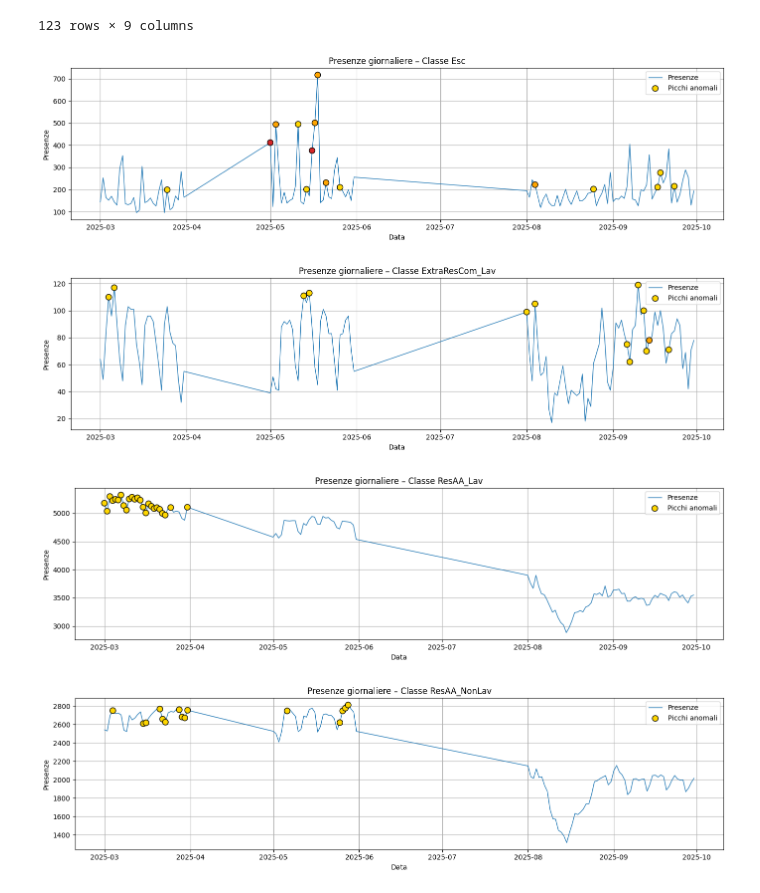
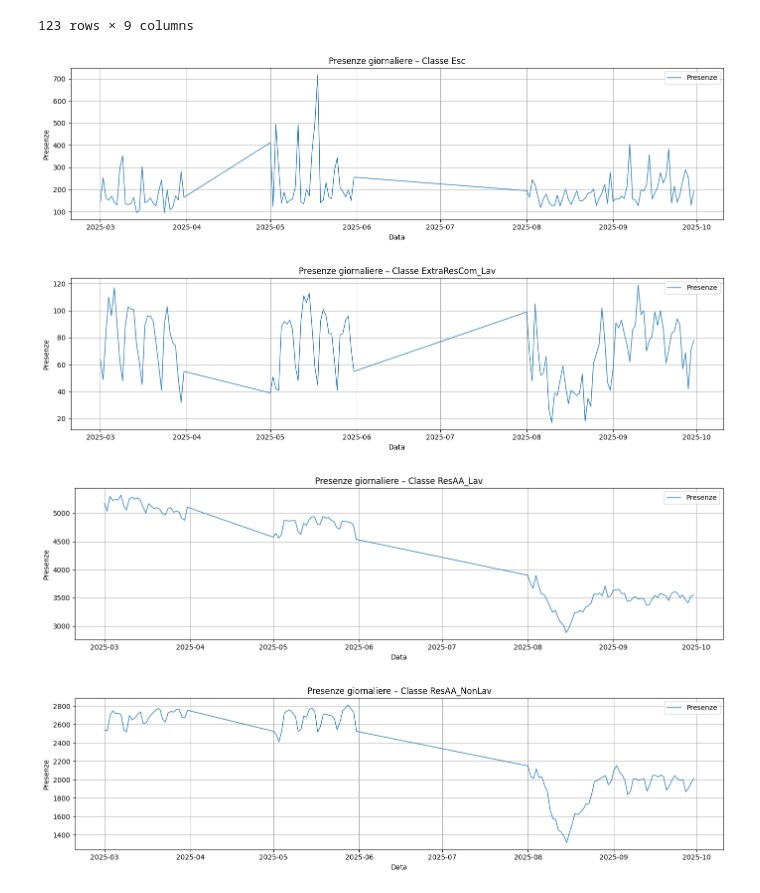
Before and after one commit to nbicocchi/S4C-Project, a Jupyter notebook: experiments/dataset2025/data_analysis/presence_analysis.ipynb, the cells around one changed output. Drawn from its saved outputs; the diff is of its cells as text; code cells hidden in the pictures.

```diff
--- a/experiments/dataset2025/data_analysis/presence_analysis.ipynb
+++ b/experiments/dataset2025/data_analysis/presence_analysis.ipynb
@@ -57,13 +57,11 @@ df_presenze
 123 rows × 9 columns
 # %%
 import pandas as pd
-import numpy as np
 import matplotlib.pyplot as plt
 
 # ===============================
 # 1️⃣ Preparazione dati
 # ===============================
-# df_presenze: una riga per giorno, colonne per classe
 df_presenze["data_analisi"] = pd.to_datetime(df_presenze["data_analisi"])
 
 value_cols = [
@@ -84,102 +82,36 @@ long_df = df_presenze.melt(
     var_name="classe",
     value_name="movimenti"
 )
 
+# Giorno della settimana (se ti serve in futuro)
 long_df["dow"] = long_df["data_analisi"].dt.weekday
 
 # ===============================
-# 2️⃣ Statistiche per stesso DOW (per classe)
-# ===============================
-stats = (
-    long_df
-    .groupby(["classe", "dow"])["movimenti"]
-    .agg(["mean", "std"])
-    .reset_index()
-)
-
-long_df = long_df.merge(
-    stats,
-    on=["classe", "dow"],
-    how="left"
-)
-
-long_df["zscore"] = (
-    (long_df["movimenti"] - long_df["mean"]) /
-    long_df["std"].replace(0, np.nan)
-)
-
-# ===============================
-# 3️⃣ Anomalia: solo picchi positivi
-# ===============================
-def positive_anomaly_score(z):
-    if pd.isna(z) or z <= 1:
-        return 0
-    elif z < 2:
-        return 1
-    elif z < 3:
-        return 2
-    else:
-        return 3
-
-long_df["anomaly_score"] = long_df["zscore"].apply(positive_anomaly_score)
-
-# Mappa colori: 1=giallo, 2=arancione, 3=rosso
-color_map = {
-    1: "#FFD700",  # giallo
-    2: "#FFA500",  # arancione
-    3: "#D62728"   # rosso
-}
-
-# ===============================
-# 4️⃣ Plot (uno per classe)
+# 2️⃣ Plot (uno per classe)
 # ===============================
 classi = long_df["classe"].unique()
 
 for classe in classi:
     df_c = long_df[long_df["classe"] == classe]
 
     plt.figure(figsize=(14, 4))
 
     plt.plot(
         df_c["data_analisi"],
         df_c["movimenti"],
-        color="#1F77B4",  # blu",
         linewidth=1,
         label="Presenze"
-    )
-
-    anomalies = df_c[df_c["anomaly_score"] > 0]
-
-    plt.scatter(
-        anomalies["data_analisi"],
-        anomalies["movimenti"],
-        s=70,
-        c=anomalies["anomaly_score"].map(color_map),
-        edgecolor="black",
-        zorder=3,
-        label="Picchi anomali"
     )
 
     plt.title(f"Presenze giornaliere – Classe {classe}")
     plt.ylabel("Presenze")
     plt.xlabel("Data")
     plt.grid(True)
     plt.legend()
     plt.tight_layout()
     plt.show()
-
-# ===============================
-# 5️⃣ Esportazione CSV
-# ===============================
-output_df = long_df[["data_analisi", "classe", "anomaly_score"]] \
-    .sort_values(["data_analisi", "classe"])
-
-output_df.to_csv(
-    "eventi_devstd_presenze.csv",
-    index=False
-)
 # %% [output]
-[figure, old version]
+[figure, new version]
-[figure, old version]
+[figure, new version]
-[figure, old version]
+[figure, new version]
-[figure, old version]
+[figure, new version]
```
Also changed, not shown: parts of 1 cell of this notebook, 12 other files.
